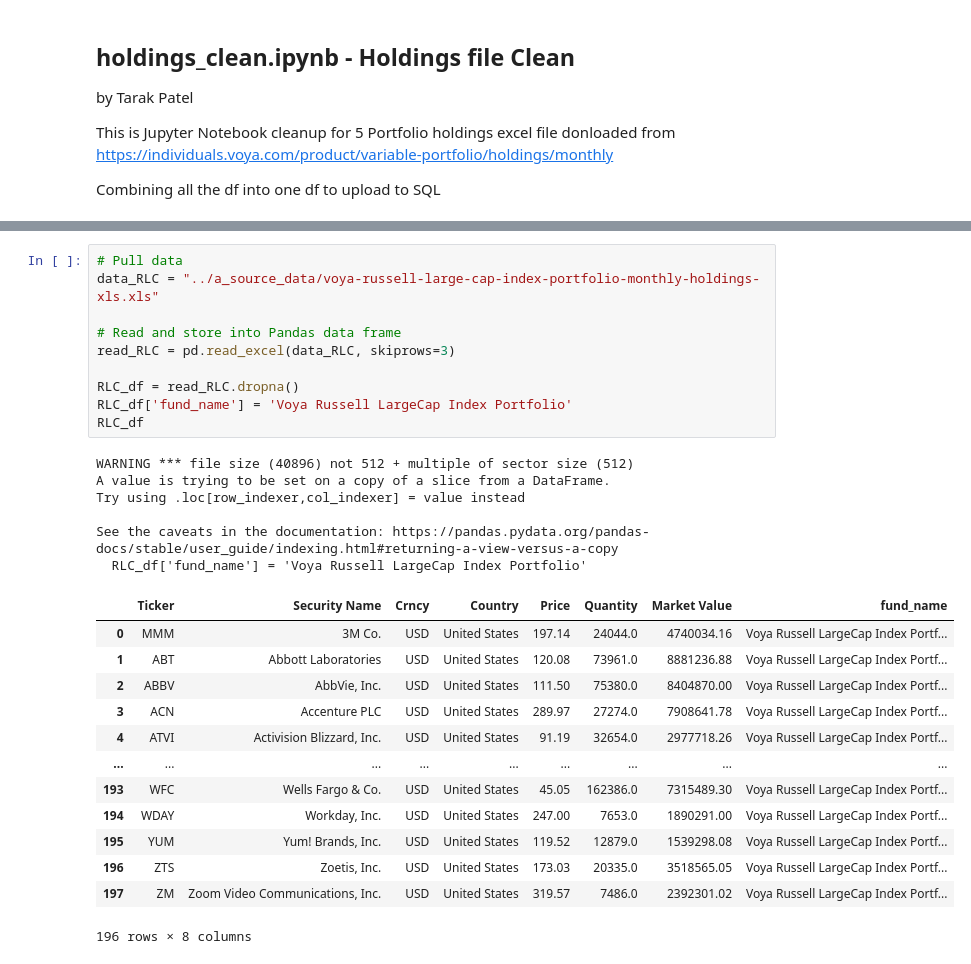
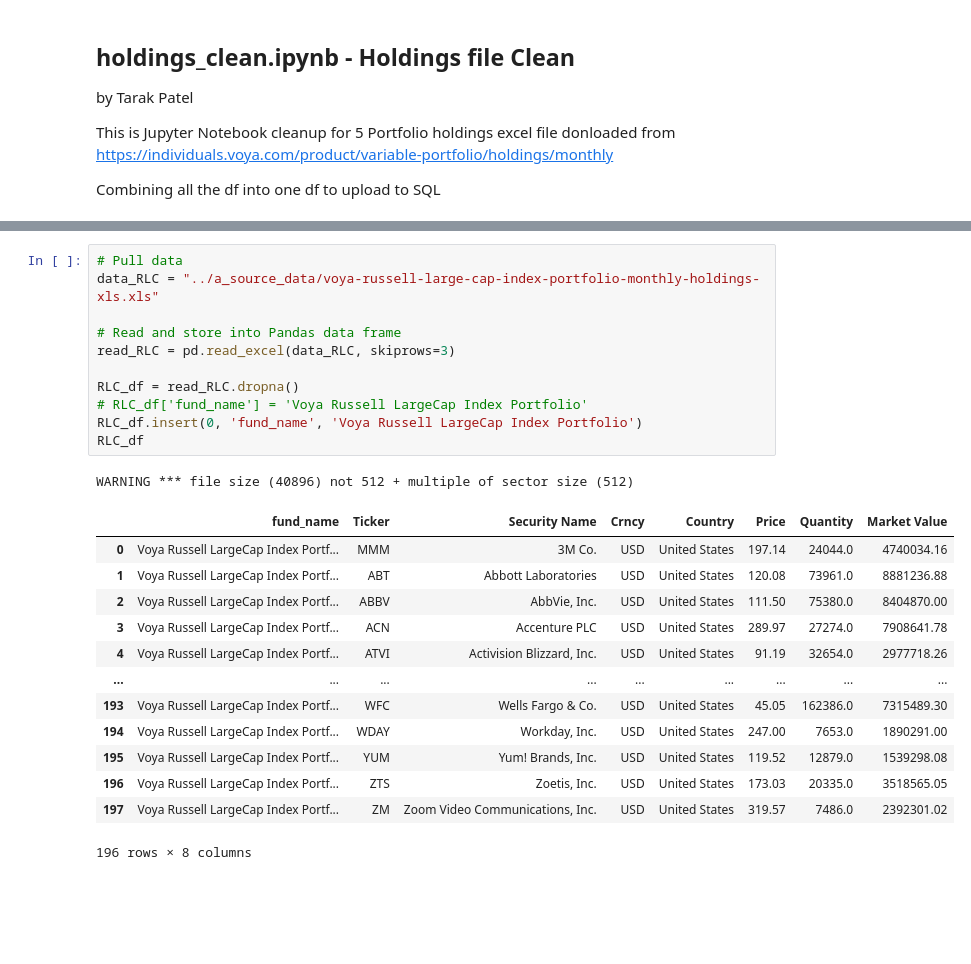
Before and after one commit to NicoleLund/mutual_fund_diversification, a Jupyter notebook: b_holdings_cleanup/holdings_clean.ipynb, the cells around one changed output, grey strips where cells are left out. Cells and saved outputs as stored; diff of their text form; blank space fills up the shorter version.

```diff
--- a/b_holdings_cleanup/holdings_clean.ipynb
+++ b/b_holdings_cleanup/holdings_clean.ipynb
@@ -106,32 +94,28 @@ See the caveats in the documentation: https://pandas.pydata.org/pandas-docs/stab
 # %%
 # Pull data
 data_RLC = "../a_source_data/voya-russell-large-cap-index-portfolio-monthly-holdings-xls.xls"
 
 # Read and store into Pandas data frame
 read_RLC = pd.read_excel(data_RLC, skiprows=3)
 
 RLC_df = read_RLC.dropna()
-RLC_df['fund_name'] = 'Voya Russell LargeCap Index Portfolio'
+# RLC_df['fund_name'] = 'Voya Russell LargeCap Index Portfolio'
+RLC_df.insert(0, 'fund_name', 'Voya Russell LargeCap Index Portfolio')
 RLC_df
 # %% [output]
 WARNING *** file size (40896) not 512 + multiple of sector size (512)
-A value is trying to be set on a copy of a slice from a DataFrame.
-Try using .loc[row_indexer,col_indexer] = value instead
-
-See the caveats in the documentation: https://pandas.pydata.org/pandas-docs/stable/user_guide/indexing.html#returning-a-view-versus-a-copy
-  RLC_df['fund_name'] = 'Voya Russell LargeCap Index Portfolio'
-|  | Ticker | Security Name | Crncy | Country | Price | Quantity | Market Value | fund_name |
-| 0 | MMM | 3M Co. | USD | United States | 197.14 | 24044.0 | 4740034.16 | Voya Russell LargeCap Index Portf... |
-| 1 | ABT | Abbott Laboratories | USD | United States | 120.08 | 73961.0 | 8881236.88 | Voya Russell LargeCap Index Portf... |
-| 2 | ABBV | AbbVie, Inc. | USD | United States | 111.50 | 75380.0 | 8404870.00 | Voya Russell LargeCap Index Portf... |
-| 3 | ACN | Accenture PLC | USD | United States | 289.97 | 27274.0 | 7908641.78 | Voya Russell LargeCap Index Portf... |
-| 4 | ATVI | Activision Blizzard, Inc. | USD | United States | 91.19 | 32654.0 | 2977718.26 | Voya Russell LargeCap Index Portf... |
+|  | fund_name | Ticker | Security Name | Crncy | Country | Price | Quantity | Market Value |
+| 0 | Voya Russell LargeCap Index Portf... | MMM | 3M Co. | USD | United States | 197.14 | 24044.0 | 4740034.16 |
+| 1 | Voya Russell LargeCap Index Portf... | ABT | Abbott Laboratories | USD | United States | 120.08 | 73961.0 | 8881236.88 |
+| 2 | Voya Russell LargeCap Index Portf... | ABBV | AbbVie, Inc. | USD | United States | 111.50 | 75380.0 | 8404870.00 |
+| 3 | Voya Russell LargeCap Index Portf... | ACN | Accenture PLC | USD | United States | 289.97 | 27274.0 | 7908641.78 |
+| 4 | Voya Russell LargeCap Index Portf... | ATVI | Activision Blizzard, Inc. | USD | United States | 91.19 | 32654.0 | 2977718.26 |
 | ... | ... | ... | ... | ... | ... | ... | ... | ... |
-| 193 | WFC | Wells Fargo & Co. | USD | United States | 45.05 | 162386.0 | 7315489.30 | Voya Russell LargeCap Index Portf... |
-| 194 | WDAY | Workday, Inc. | USD | United States | 247.00 | 7653.0 | 1890291.00 | Voya Russell LargeCap Index Portf... |
-| 195 | YUM | Yum! Brands, Inc. | USD | United States | 119.52 | 12879.0 | 1539298.08 | Voya Russell LargeCap Index Portf... |
-| 196 | ZTS | Zoetis, Inc. | USD | United States | 173.03 | 20335.0 | 3518565.05 | Voya Russell LargeCap Index Portf... |
-| 197 | ZM | Zoom Video Communications, Inc. | USD | United States | 319.57 | 7486.0 | 2392301.02 | Voya Russell LargeCap Index Portf... |
+| 193 | Voya Russell LargeCap Index Portf... | WFC | Wells Fargo & Co. | USD | United States | 45.05 | 162386.0 | 7315489.30 |
+| 194 | Voya Russell LargeCap Index Portf... | WDAY | Workday, Inc. | USD | United States | 247.00 | 7653.0 | 1890291.00 |
+| 195 | Voya Russell LargeCap Index Portf... | YUM | Yum! Brands, Inc. | USD | United States | 119.52 | 12879.0 | 1539298.08 |
+| 196 | Voya Russell LargeCap Index Portf... | ZTS | Zoetis, Inc. | USD | United States | 173.03 | 20335.0 | 3518565.05 |
+| 197 | Voya Russell LargeCap Index Portf... | ZM | Zoom Video Communications, Inc. | USD | United States | 319.57 | 7486.0 | 2392301.02 |
 196 rows × 8 columns
 # %%
 # Pull data
```
Also changed, not shown: parts of 6 cells of this notebook, 9 other files.
